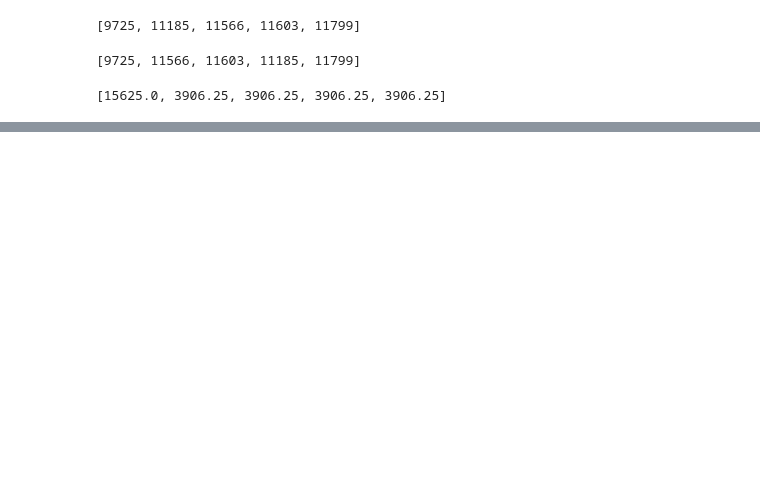
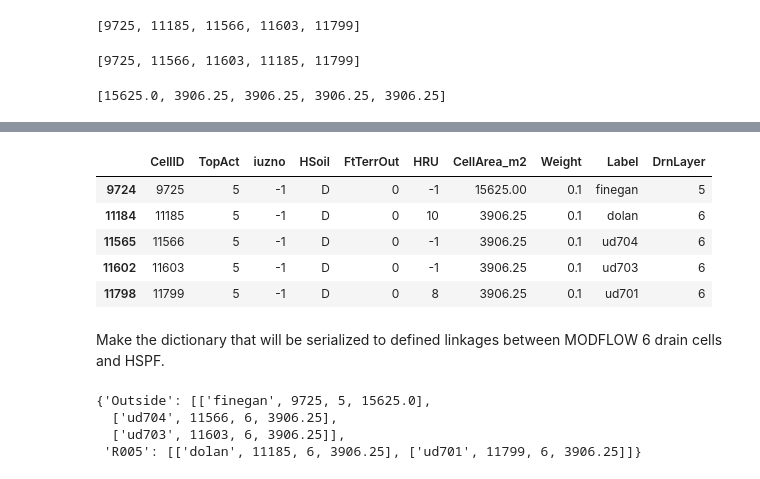
Before and after one commit to nmartin198/pyHS2MF6, a Jupyter notebook: example_models/jupyter_notebooks/pyHS2MF6_Create_Spatial_Mapping.ipynb, the cells around one changed output, grey strips where cells are left out. Cells and saved outputs as stored; diff of their text form; code cells hidden in the pictures; blank space fills up the shorter version.

```diff
--- a/example_models/jupyter_notebooks/pyHS2MF6_Create_Spatial_Mapping.ipynb
+++ b/example_models/jupyter_notebooks/pyHS2MF6_Create_Spatial_Mapping.ipynb
@@ -51,3 +49,3 @@ flopy is installed in C:\Users\nmartin\.conda\envs\py3\lib\site-packages\flopy
 # %%
-MF6_Dir = r'C:\Working\Test_Models\CP2_MF6'
+MF6_Dir = r'C:\Repositories\pyHS2MF6\example_models\standalone\MF6'
 MF6_Root = "DC_MF6"
@@ -1248,5 +1272,4 @@ DRN boundaries are assumed to only be used to represent springs in the coupled m
 # %%
 drn = mf6.get_package( 'drn' )
 # %%
-drnPDict = drn.stress_period_data.get_data()
-type( drnPDict )
+exDRN = drn.stress_period_data.get_data()[0]
@@ -1270,4 +1302,4 @@ NumDRN
 # %%
-drcellids = drnRA['cellid'].view()
-drnames = drnRA['boundname'].view()
+drcellids = exDRN['cellid'].view()
+drnames = exDRN['boundname'].view()
 # %%
@@ -1378,4 +1376,17 @@ display( HTML( gpd_DRN.to_html() ) )
+# %%
+V1Cols = list( gpd_DRN.columns )
+V1Cols.remove("geometry")
+display( HTML( gpd_DRN[V1Cols].to_html() ) )
+# %% [output]
+|  | CellID | TopAct | iuzno | HSoil | FtTerrOut | HRU | CellArea_m2 | Weight | Label | DrnLayer |
+| 9724 | 9725 | 5 | -1 | D | 0 | -1 | 15625.00 | 0.1 | finegan | 5 |
+| 11184 | 11185 | 5 | -1 | D | 0 | 10 | 3906.25 | 0.1 | dolan | 6 |
+| 11565 | 11566 | 5 | -1 | D | 0 | -1 | 3906.25 | 0.1 | ud704 | 6 |
+| 11602 | 11603 | 5 | -1 | D | 0 | -1 | 3906.25 | 0.1 | ud703 | 6 |
+| 11798 | 11799 | 5 | -1 | D | 0 | 8 | 3906.25 | 0.1 | ud701 | 6 |
 # %%
 OutFile = "DrnsSprings_Grid.shp"
 OutFP = os.path.normpath( os.path.join( OUT_DIR, OutFile ) )
 gpd_DRN.to_file( OutFP )
+# %% [markdown]
+Make the dictionary that will be serialized to defined linkages between MODFLOW 6 drain cells and HSPF.
@@ -1381,0 +1409,7 @@ gpd_DRN.to_file( OutFP )
+# %%
+SpringDict
+# %% [output]
+{'Outside': [['finegan', 9725, 5, 15625.0],
+  ['ud704', 11566, 6, 3906.25],
+  ['ud703', 11603, 6, 3906.25]],
+ 'R005': [['dolan', 11185, 6, 3906.25], ['ud701', 11799, 6, 3906.25]]}
```
Also changed, not shown: parts of 47 cells of this notebook, 20 other files.
